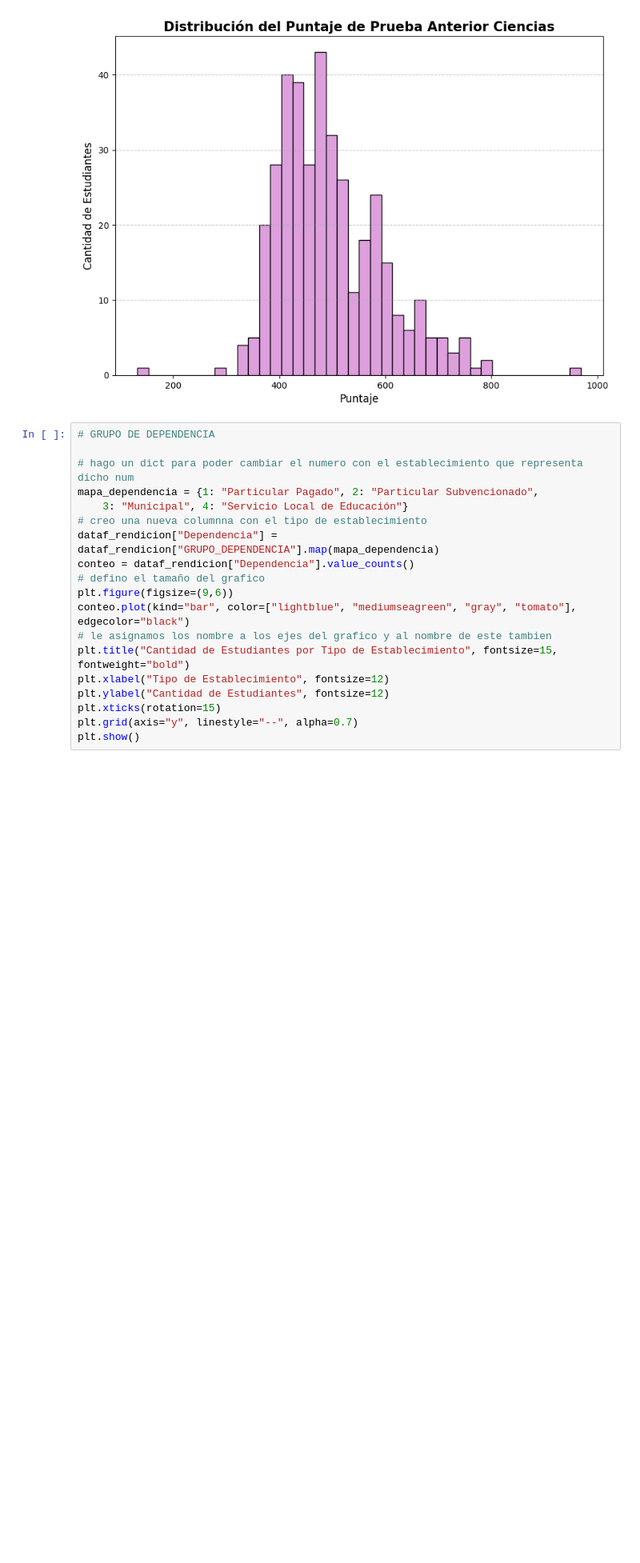
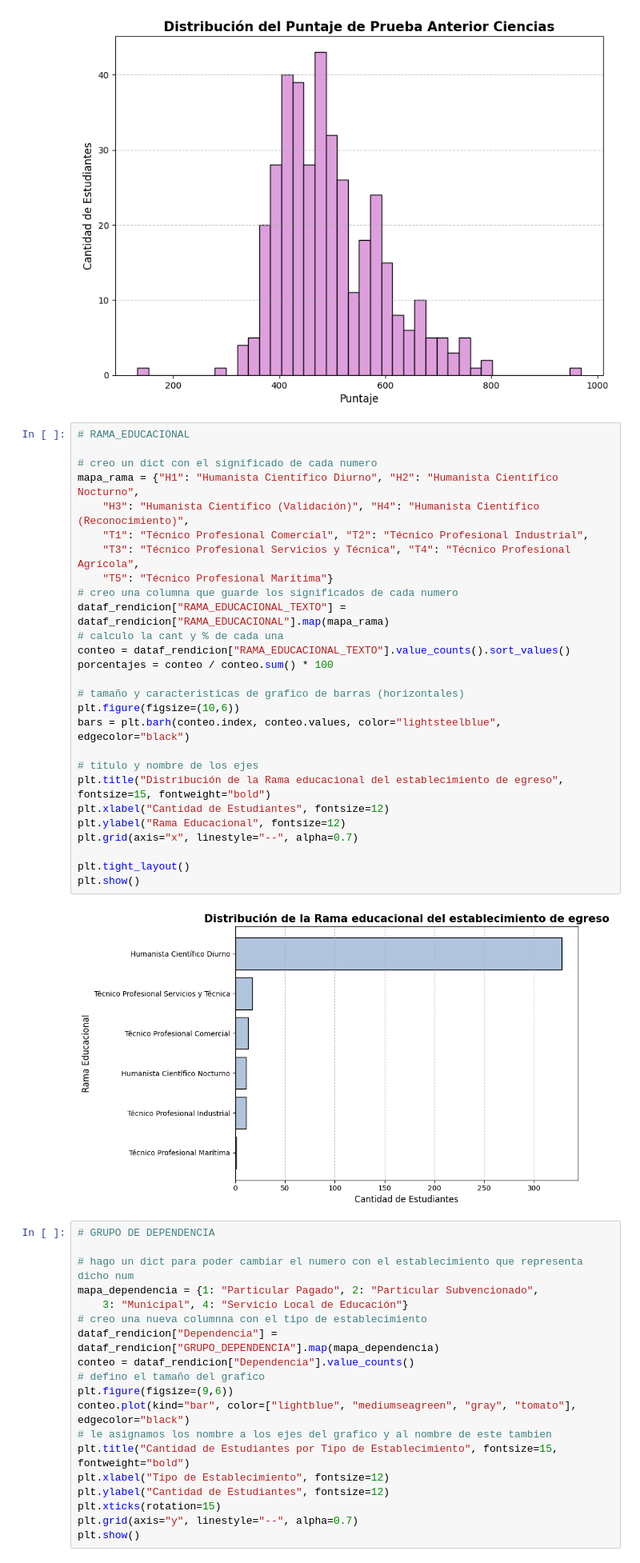
Before and after one commit to LmChicao/Proyecto-Intro-Ciencias-de-datos-2025-2-, a Jupyter notebook: Analisis Exploratorio/EDA - Rendicion.ipynb, the cells around one changed output. Shown at 80% size. Saved outputs shown, nothing was run; the diff lists cells and outputs as text; blank space fills up the shorter version.

```diff
--- a/Analisis Exploratorio/EDA - Rendicion.ipynb
+++ b/Analisis Exploratorio/EDA - Rendicion.ipynb
@@ -554,6 +554,35 @@ plt.grid(axis="y", linestyle="--", alpha=0.7)
 plt.show()
 # %% [output]
 [figure]
+# %%
+# RAMA_EDUCACIONAL
+
+# creo un dict con el significado de cada numero
+mapa_rama = {"H1": "Humanista Científico Diurno", "H2": "Humanista Científico Nocturno",
+    "H3": "Humanista Científico (Validación)", "H4": "Humanista Científico (Reconocimiento)",
+    "T1": "Técnico Profesional Comercial", "T2": "Técnico Profesional Industrial",
+    "T3": "Técnico Profesional Servicios y Técnica", "T4": "Técnico Profesional Agrícola",
+    "T5": "Técnico Profesional Marítima"}
+# creo una columna que guarde los significados de cada numero
+dataf_rendicion["RAMA_EDUCACIONAL_TEXTO"] = dataf_rendicion["RAMA_EDUCACIONAL"].map(mapa_rama)
+# calculo la cant y % de cada una
+conteo = dataf_rendicion["RAMA_EDUCACIONAL_TEXTO"].value_counts().sort_values()
+porcentajes = conteo / conteo.sum() * 100
+
+# tamaño y caracteristicas de grafico de barras (horizontales)
+plt.figure(figsize=(10,6))
+bars = plt.barh(conteo.index, conteo.values, color="lightsteelblue", edgecolor="black")
+
+# titulo y nombre de los ejes
+plt.title("Distribución de la Rama educacional del establecimiento de egreso", fontsize=15, fontweight="bold")
+plt.xlabel("Cantidad de Estudiantes", fontsize=12)
+plt.ylabel("Rama Educacional", fontsize=12)
+plt.grid(axis="x", linestyle="--", alpha=0.7)
+
+plt.tight_layout()
+plt.show()
+# %% [output]
+[figure, added]
 # %%
 # GRUPO DE DEPENDENCIA
 
```
Also changed, not shown: parts of 1 cell of this notebook.
